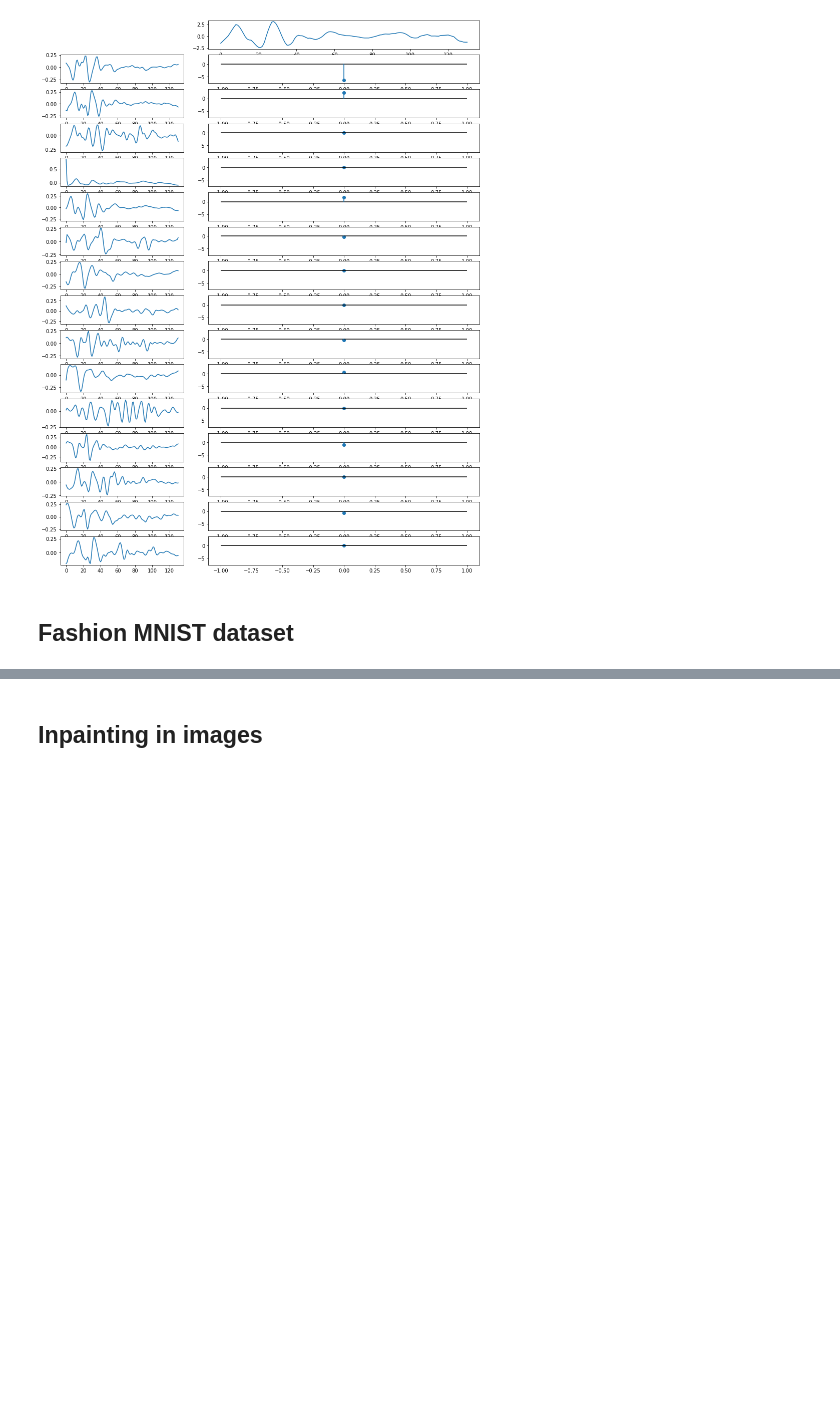
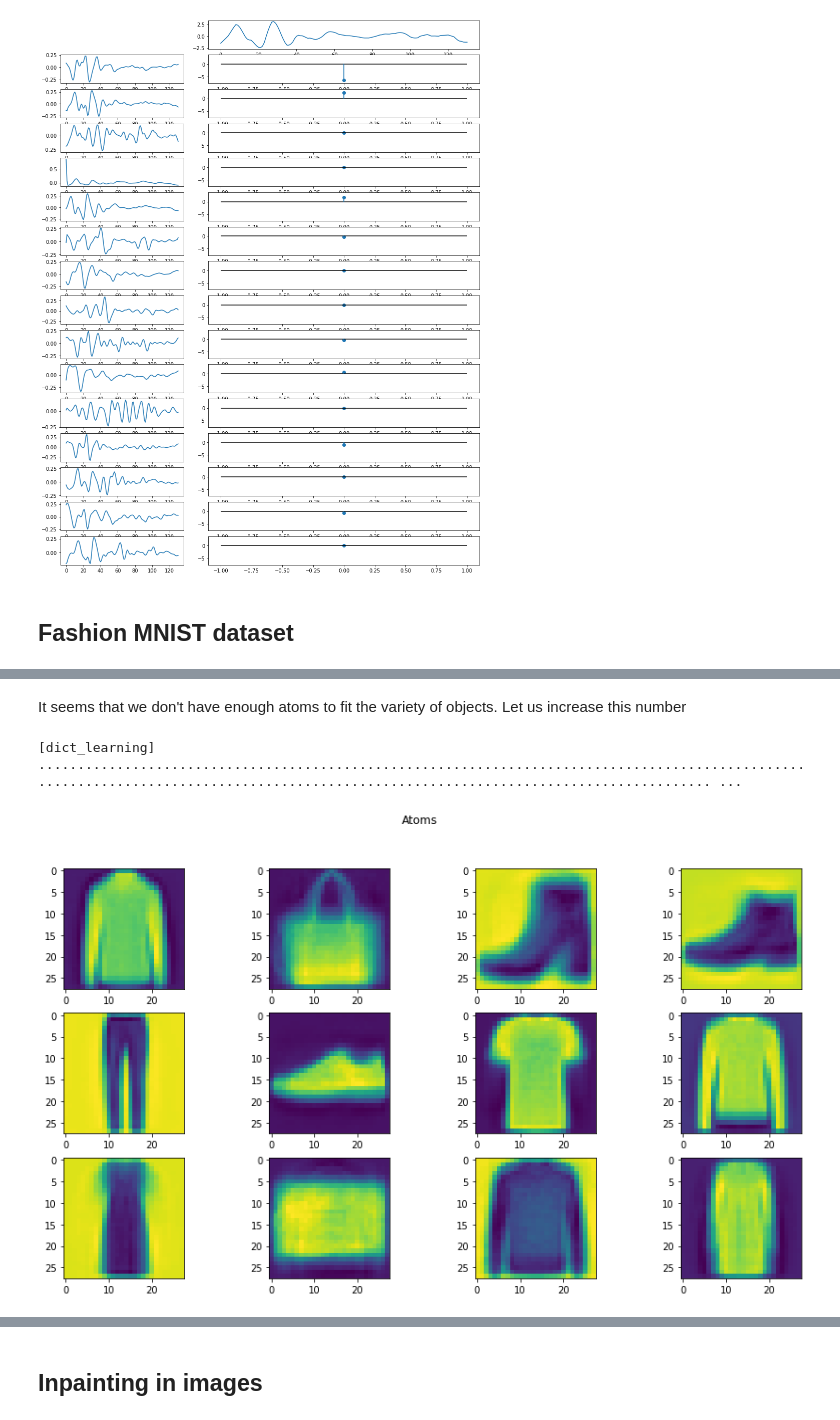
Before and after one commit to thomaschabal/OnlineDictionaryLearningForSparseCoding, a Jupyter notebook: main.ipynb, the cells around one changed output, grey strips where cells are left out. Saved outputs shown, nothing was run; the diff lists cells and outputs as text; code cells hidden in the pictures; blank space fills up the shorter version.

```diff
--- a/main.ipynb
+++ b/main.ipynb
@@ -229,0 +243,14 @@ show_dictionary_atoms_img(dict_learner)
+# %% [markdown]
+It seems that we don't have enough atoms to fit the variety of objects. Let us increase this number
+# %%
+n_atoms = 12
+dict_learner_12_atoms = MiniBatchDictionaryLearning(
+    n_components=n_atoms, transform_algorithm='lasso_lars',
+    random_state=42, verbose=True,
+    batch_size=5,
+).fit(X_fashion)
+
+show_dictionary_atoms_img(dict_learner_12_atoms)
+# %% [output]
+[dict_learning] ........................................................................................................................................................................................ ...
+[figure, added]
```
Also changed, not shown: parts of 32 cells of this notebook, 5 other files.
